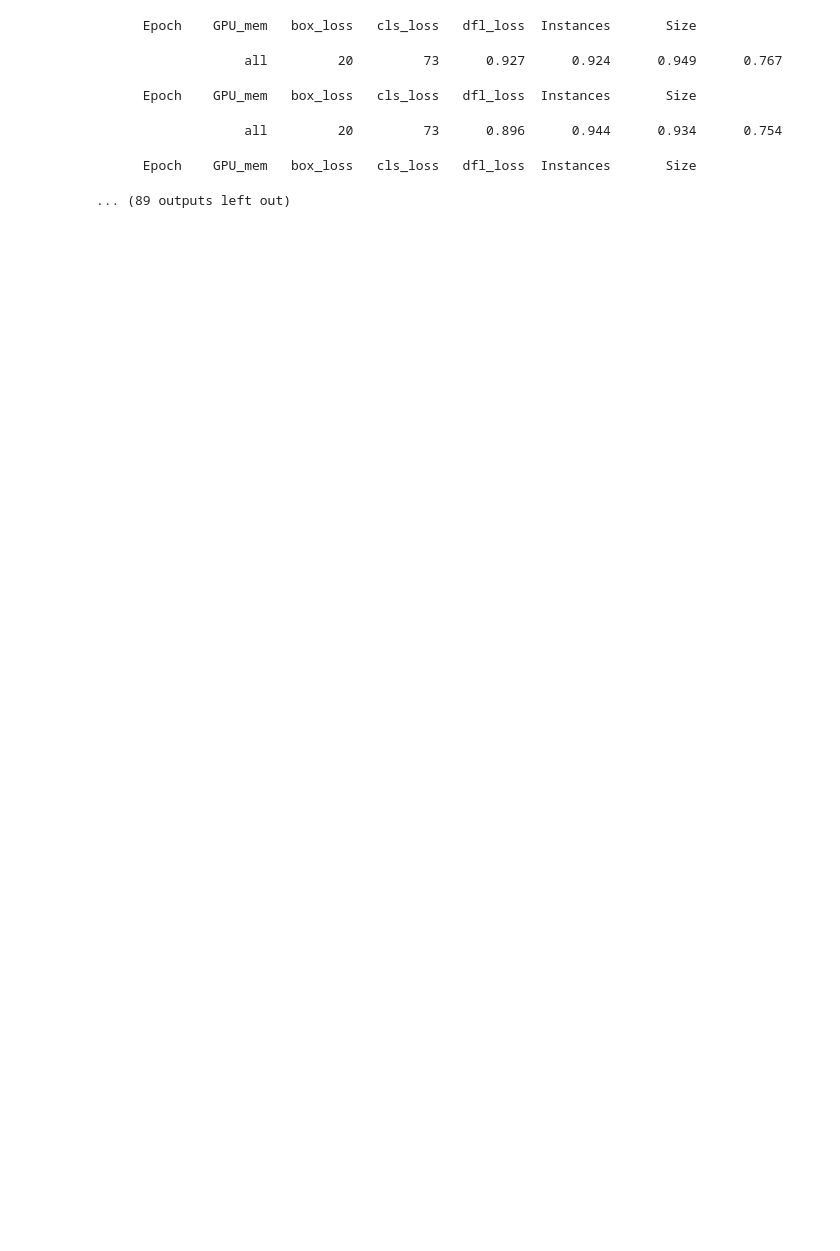
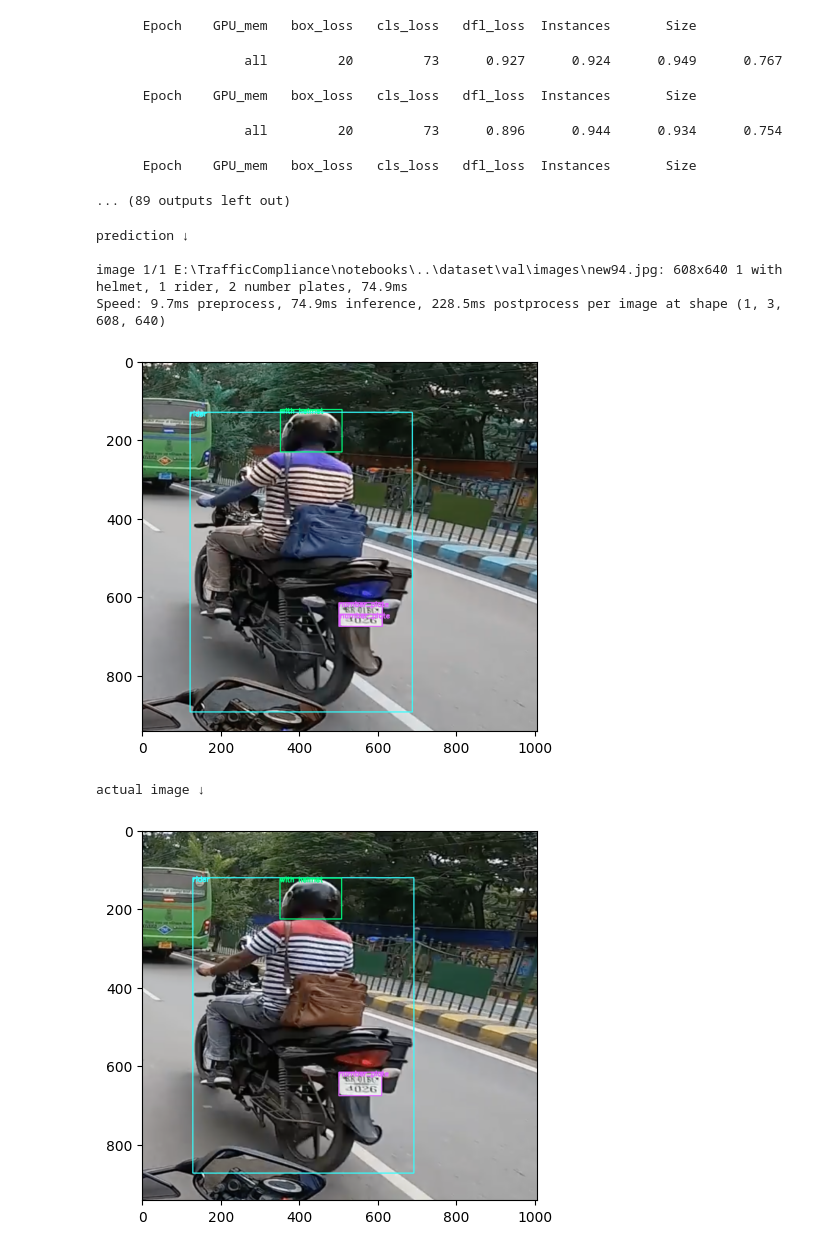
Before and after one commit to prasannaarjun/TrafficCompliance, a Jupyter notebook: notebooks/data clening.ipynb, the cells around one changed output. Cells and saved outputs as stored; diff of their text form; code cells hidden in the pictures; blank space fills up the shorter version.

Commit message:
update data cleaning notebooj

```diff
--- a/notebooks/data clening.ipynb
+++ b/notebooks/data clening.ipynb
@@ -334,3 +332,50 @@ Starting training for 50 epochs...
                    all         20         73      0.896      0.944      0.934      0.754
       Epoch    GPU_mem   box_loss   cls_loss   dfl_loss  Instances       Size
 ... (89 outputs left out)
+# %%
+from ultralytics import YOLO
+model = YOLO('../models/train3/weights/best.pt')
+# %%
+def plot_pred_image(image_name, id2class_map=id2class_map, class2color_map=class2color_map):
+    image_path = os.path.join(main_path, 'val', 'images', f'{image_name}.jpg')
+
+    # get plot elements (bbox, labels) from `predict()` results
+    results = model.predict(image_path)
+    r = results[0]
+    img = r.orig_img
+    bboxes = r.boxes.xyxy.tolist()
+    labels = [id2class_map[str(int(c))] for c in r.boxes.cls.tolist()]
+    for bbox, label in zip(bboxes, labels):
+        # get bbox and label info
+        color = class2color_map[label]
+        x_min, y_min, x_max, y_max = [int(n) for n in bbox]
+
+        # add bounding box with rectangle
+        img = cv2.rectangle(img,(x_min,y_min),(x_max,y_max), color, 2)
+
+        # add label info
+        img = cv2.putText(
+                img,
+                label,
+                (x_min, y_min + 10),
+                fontFace = cv2.FONT_HERSHEY_SIMPLEX,
+                fontScale = 0.6,
+                color = color,
+                thickness=2
+            )
+    plt.imshow(img)
+    plt.show()
+# %%
+image_name = 'new94'
+print('prediction ↓')
+plot_pred_image(image_name=image_name)
+print('actual image ↓')
+plot_image(image_name=image_name, data_type='val')
+# %% [output]
+prediction ↓
+
+image 1/1 E:\TrafficCompliance\notebooks\..\dataset\val\images\new94.jpg: 608x640 1 with helmet, 1 rider, 2 number plates, 74.9ms
+Speed: 9.7ms preprocess, 74.9ms inference, 228.5ms postprocess per image at shape (1, 3, 608, 640)
+[figure, added]
+actual image ↓
+[figure, added]
```
Also changed, not shown: parts of 3 cells of this notebook.
